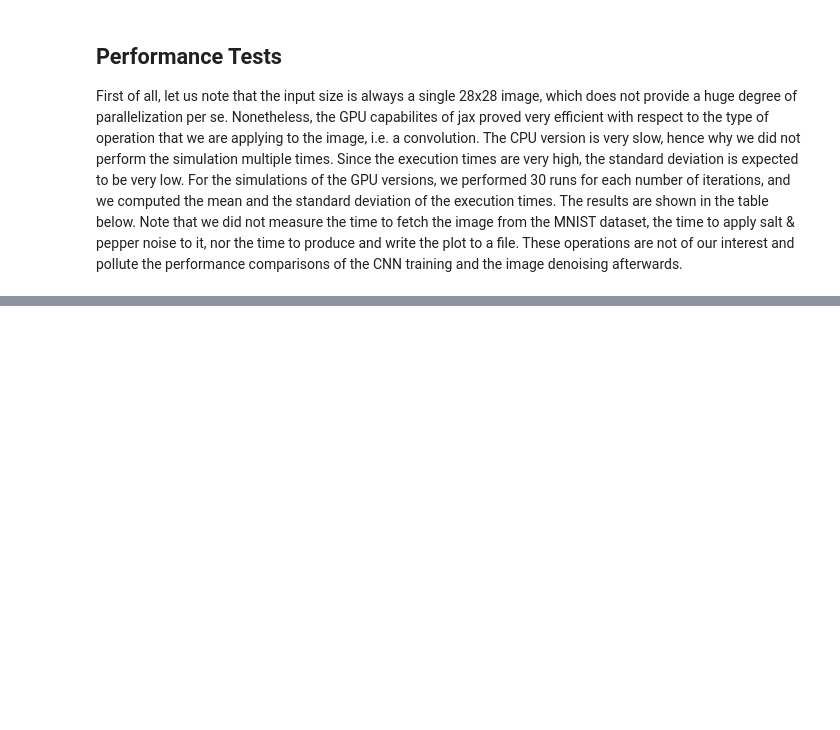
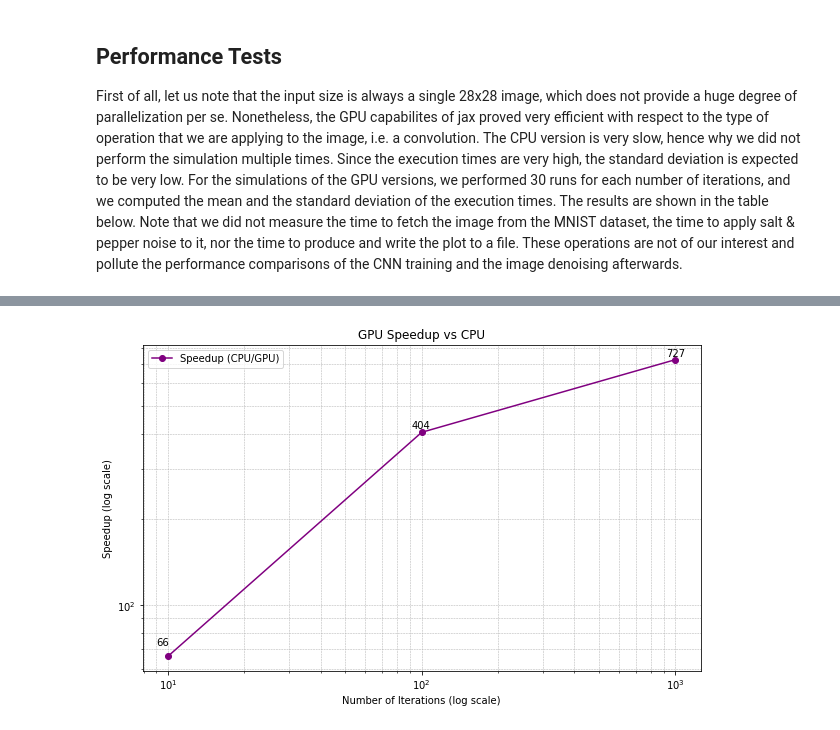
Before and after one commit to giorgiodaneri/ML_task3, a Jupyter notebook: results.ipynb, the cells around one changed output, grey strips where cells are left out. Drawn from its saved outputs; the diff is of its cells as text; code cells hidden in the pictures; blank space fills up the shorter version.

```diff
--- a/results.ipynb
+++ b/results.ipynb
@@ -12,0 +69,51 @@ Note that we did not measure the time to fetch the image from the MNIST dataset,
+# %%
+import numpy as np
+import matplotlib.pyplot as plt
+
+# Load the simulation data
+cpu_times_10 = np.loadtxt("results/cpu_time_10.txt")
+gpu_times_10 = np.loadtxt("results/gpu_time_10.txt")
+
+# Calculate statistics for 10 iterations
+cpu_avg_10 = np.mean(cpu_times_10)
+cpu_std_10 = np.std(cpu_times_10)
+gpu_avg_10 = np.mean(gpu_times_10)
+gpu_std_10 = np.std(gpu_times_10)
+
+# For 100 iterations
+cpu_times_100 = np.loadtxt("results/cpu_time_100.txt")
+gpu_times_100 = np.loadtxt("results/gpu_time_100.txt")
+cpu_avg_100 = np.mean(cpu_times_100)
+cpu_std_100 = np.std(cpu_times_100)
+gpu_avg_100 = np.mean(gpu_times_100)
+gpu_std_100 = np.std(gpu_times_100)
+
+# For 1000 iterations
+gpu_times_1000 = np.loadtxt("results/gpu_time_1000.txt")
+cpu_avg_1000 = 5200
+cpu_std_1000 = 0
+gpu_avg_1000 = np.mean(gpu_times_1000)
+gpu_std_1000 = np.std(gpu_times_1000)
+iterations = np.array([10, 100, 1000])
+cpu_avg = np.array([cpu_avg_10, cpu_avg_100, cpu_avg_1000])
+gpu_avg = np.array([gpu_avg_10, gpu_avg_100, gpu_avg_1000])
+
+# compute speedup
+speedup = cpu_avg / gpu_avg
+plt.figure(figsize=(10, 6))
+plt.plot(iterations, speedup, '-o', label='Speedup (CPU/GPU)', color='purple')
+# annotate speedup values
+for i in range(len(iterations)):
+    plt.text(iterations[i] - 0.5, speedup[i] + 5, f"{speedup[i]:.0f}", ha='center', va='bottom')
+
+# use logarithmic scales for better readability
+plt.xscale('log')
+plt.yscale('log')
+plt.title("GPU Speedup vs CPU")
+plt.xlabel("Number of Iterations (log scale)")
+plt.ylabel("Speedup (log scale)")
+plt.legend()
+plt.grid(True, which="both", linestyle="--", linewidth=0.5)
+plt.show()
+# %% [output]
+[figure, added]
```
Also changed, not shown: parts of 2 cells of this notebook, 3 other files.
